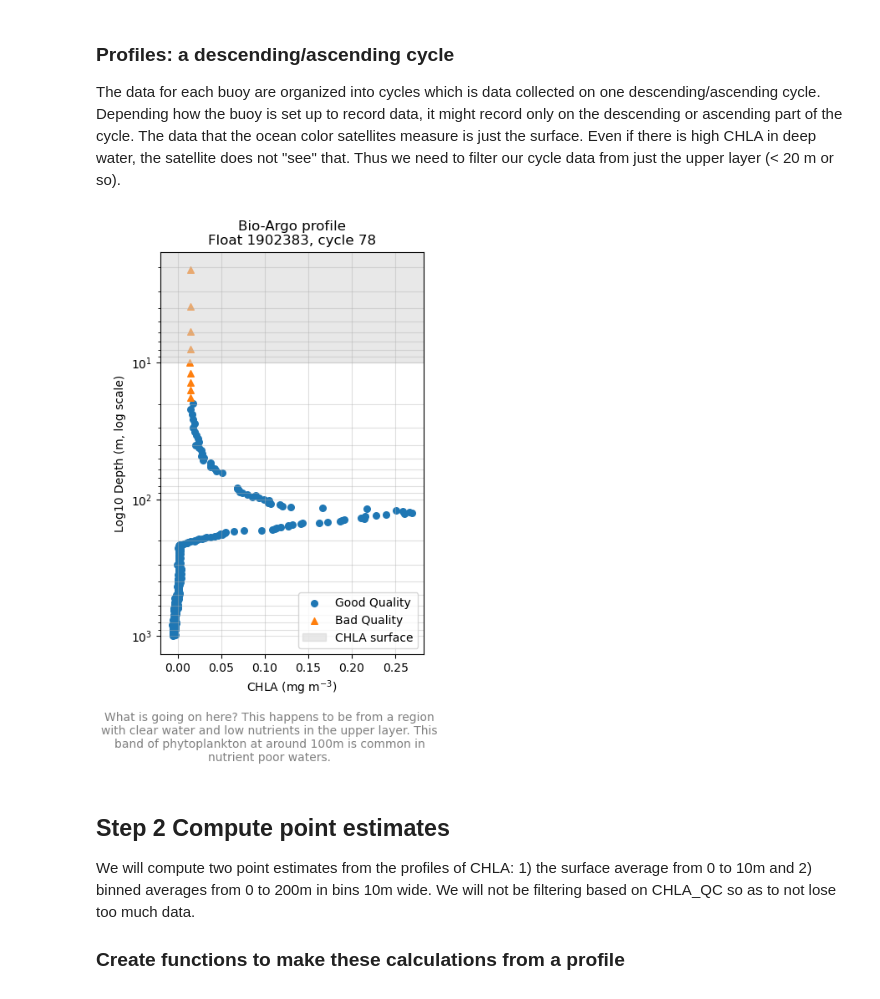
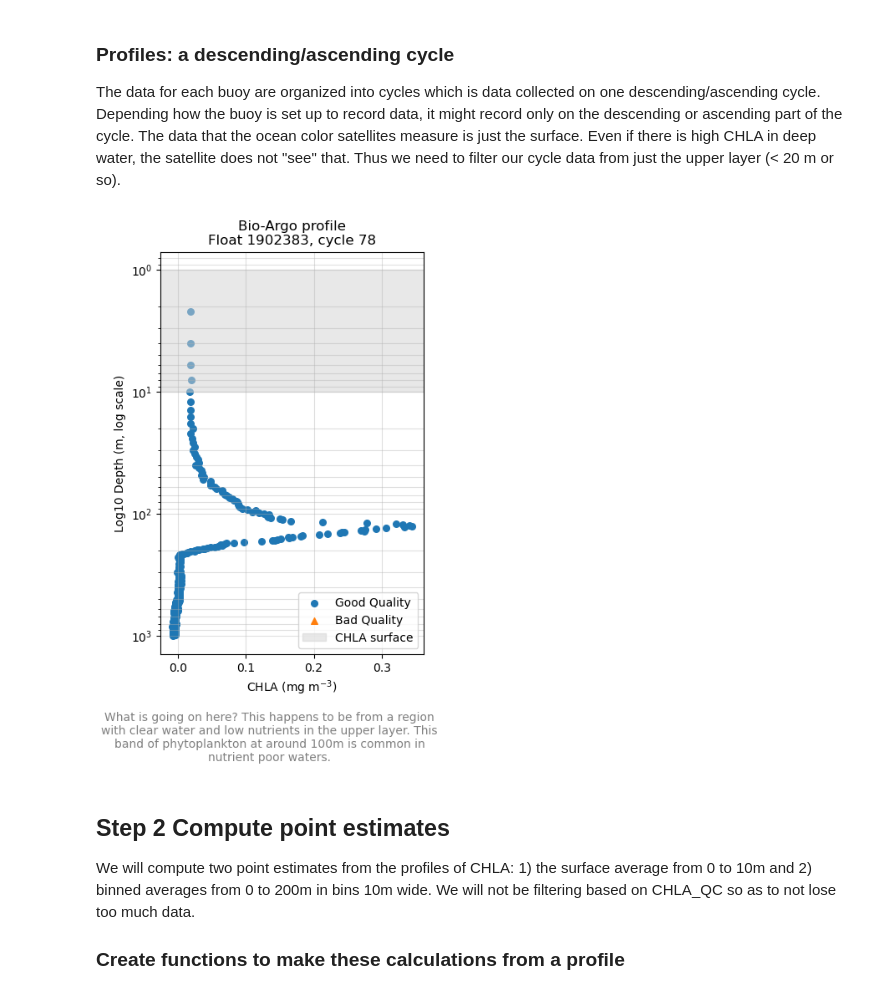
Before and after one commit to fish-pace/fish-pace-datasets, a Jupyter notebook: datasets/chla_z/notebooks/argopy.ipynb, the cells around one changed output. Drawn from its saved outputs; the diff is of its cells as text; code cells hidden in the pictures.

```diff
--- a/datasets/chla_z/notebooks/argopy.ipynb
+++ b/datasets/chla_z/notebooks/argopy.ipynb
@@ -56,7 +58,8 @@ from argopy import DataFetcher as ArgoDataFetcher
 fetcher = ArgoDataFetcher(
     ds="bgc",
     src="erddap",
-    params=["CHLA", "PRES"] # both these need to be present
+    params=["CHLA", "PRES"], # both these need to be present
+    mode="expert"
 )
 # specify that we want to access data in a region; a NW Atlantic box
 # lon_min, lon_max, lat_min, lat_max, depth_min, depth_max, time_min, time_max
@@ -175,16 +178,16 @@ prof = ds.where(
     drop=True
 )
 
-chl   = prof["CHLA"]
+chl   = prof["CHLA_ADJUSTED"]
 pres  = prof["PRES"]
-qc = prof["CHLA_QC"]   # 'A' or 'D'
+qc = prof["CHLA_ADJUSTED_QC"]
 
 # Depth in meters ~ pressure in dbar
 depth = pres
 depth_plot = depth.clip(min=1)  # avoid 0 for log scale
 
 # Masks for ascending/descending
-good_mask =  qc.isin([1, 2])
+good_mask =  qc.isin([1, 2, 5, 8])
 bad_mask = ~good_mask
 
 fig, ax = plt.subplots(figsize=(4, 6))
@@ -201,35 +204,35 @@ ax.scatter(
 ax.scatter(
     chl.where(bad_mask),
     depth_plot.where(bad_mask),
     label="Bad Quality",
     s=30,
     marker="^",
 )
 
 # Add a shaded layer representing what is often designated as CHLA surface (e.g. 0–10 m)
 z_sat = 10  # meters; adjust to taste for your explanation
-ax.axhspan(0, z_sat, color="lightgrey", alpha=0.5,
+ax.axhspan(1, z_sat, color="lightgrey", alpha=0.5,
            label="CHLA surface")
 
 # Log scale on depth axis, surface at top
 ax.set_yscale("log")
 ax.invert_yaxis()
 
 ax.set_xlabel("CHLA (mg m$^{-3}$)")
 ax.set_ylabel("Log10 Depth (m, log scale)")
 ax.set_title(f"Bio-Argo profile\nFloat {plat}, cycle {cyc}")
 ax.grid(True, which="both", alpha=0.4)
 ax.legend(loc="lower right")
 plt.figtext(0.5, -0.1, "What is going on here? This happens to be from a region with clear water and low nutrients in the upper layer. This band of phytoplankton at around 100m is common in nutrient poor waters.",
             wrap=True, horizontalalignment='center', fontsize=10, color='gray')
 
 # Adjust the bottom margin to make space for the annotation if necessary
 #fig.subplots_adjust(bottom=0.25) # Increase bottom margin if annotation is cut off
 
 plt.tight_layout()
 plt.show()
 # %% [output]
-[figure, old version]
+[figure, new version]
 # %% [markdown]
 ## Step 2 Compute point estimates
 
```
Also changed, not shown: parts of 18 cells of this notebook.
